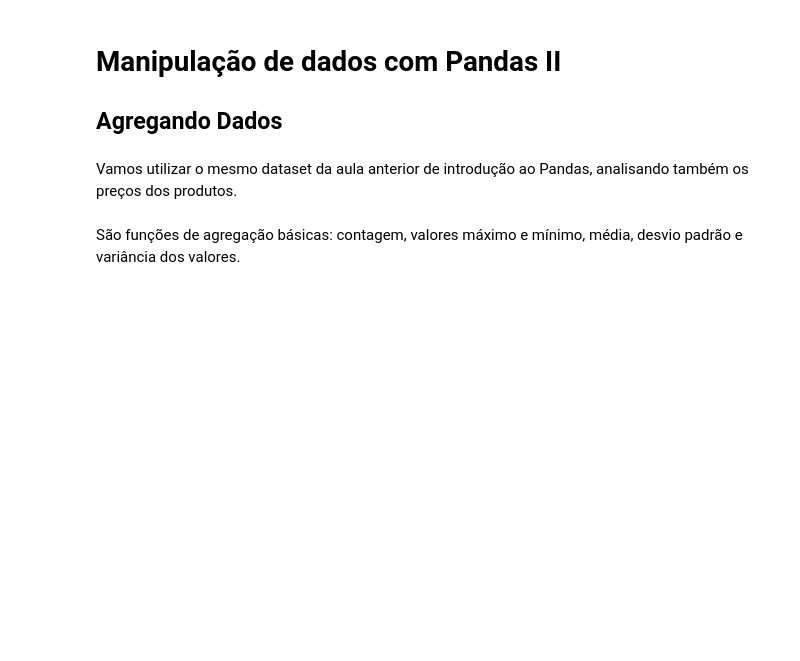
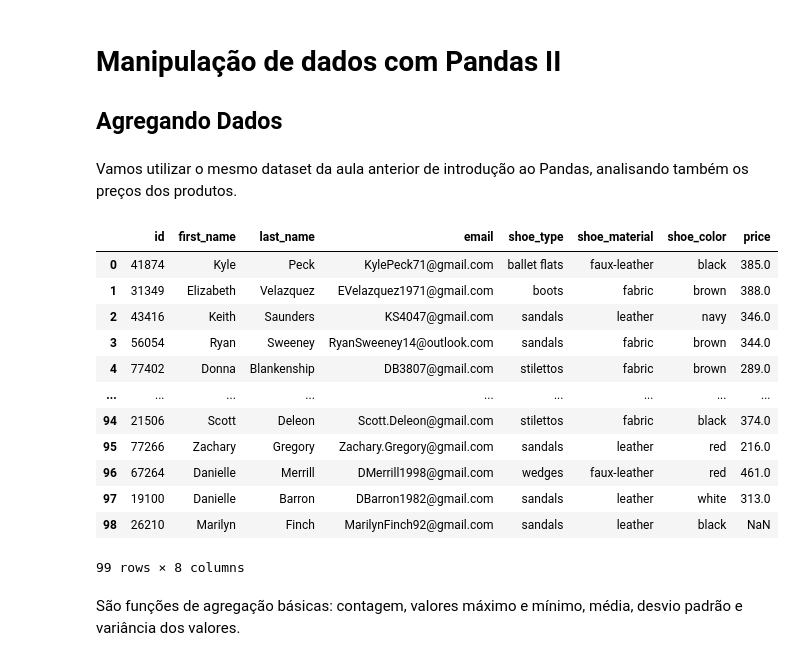
Before and after one commit to ramonbezerra/coderhouse-python-data, a Jupyter notebook: Aula 10 Manipulação de dados com Pandas II.ipynb, the cells around one changed output. Cells and saved outputs as stored; diff of their text form; code cells hidden in the pictures; blank space fills up the shorter version.

```diff
--- a/Aula 10 Manipulação de dados com Pandas II.ipynb
+++ b/Aula 10 Manipulação de dados com Pandas II.ipynb
@@ -7,8 +7,22 @@ Vamos utilizar o mesmo dataset da aula anterior de introdução ao Pandas, anali
 # %%
 import pandas as pd
 
 df = pd.read_csv('orders.csv')
-df.head()
+df
+# %% [output]
+|  | id | first_name | last_name | email | shoe_type | shoe_material | shoe_color | price |
+| 0 | 41874 | Kyle | Peck | KylePeck71@gmail.com | ballet flats | faux-leather | black | 385.0 |
+| 1 | 31349 | Elizabeth | Velazquez | EVelazquez1971@gmail.com | boots | fabric | brown | 388.0 |
+| 2 | 43416 | Keith | Saunders | KS4047@gmail.com | sandals | leather | navy | 346.0 |
+| 3 | 56054 | Ryan | Sweeney | RyanSweeney14@outlook.com | sandals | fabric | brown | 344.0 |
+| 4 | 77402 | Donna | Blankenship | DB3807@gmail.com | stilettos | fabric | brown | 289.0 |
+| ... | ... | ... | ... | ... | ... | ... | ... | ... |
+| 94 | 21506 | Scott | Deleon | Scott.Deleon@gmail.com | stilettos | fabric | black | 374.0 |
+| 95 | 77266 | Zachary | Gregory | Zachary.Gregory@gmail.com | sandals | leather | red | 216.0 |
+| 96 | 67264 | Danielle | Merrill | DMerrill1998@gmail.com | wedges | faux-leather | red | 461.0 |
+| 97 | 19100 | Danielle | Barron | DBarron1982@gmail.com | sandals | leather | white | 313.0 |
+| 98 | 26210 | Marilyn | Finch | MarilynFinch92@gmail.com | sandals | leather | black | NaN |
+99 rows × 8 columns
 # %% [markdown]
 São funções de agregação básicas: contagem, valores máximo e mínimo, média, desvio padrão e variância dos valores.
 # %%
```
Also changed, not shown: parts of 54 cells of this notebook.
